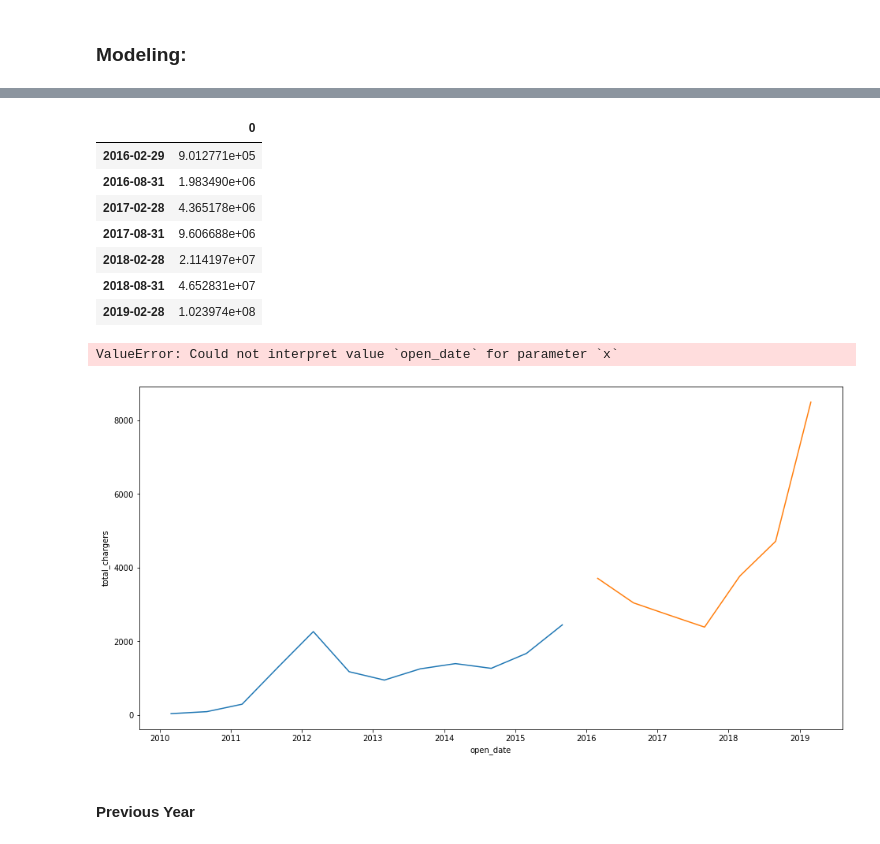
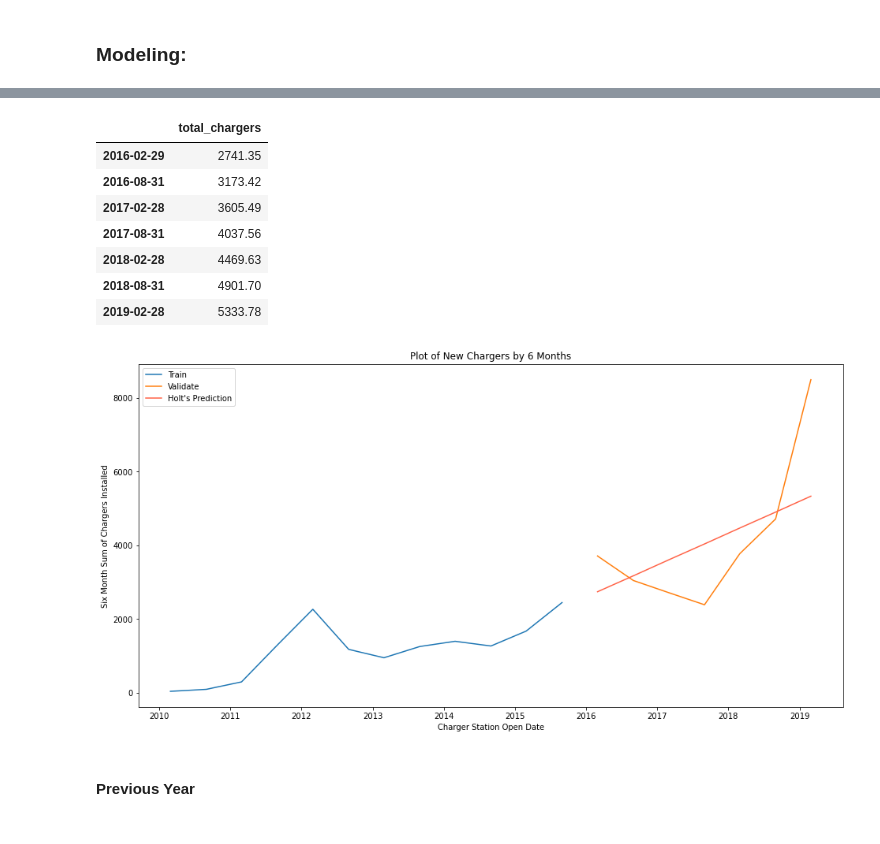
Before and after one commit to jeffakins/EV_Charger_Growth, a Jupyter notebook: individual_project.ipynb, the cells around one changed output, grey strips where cells are left out. Cells and saved outputs as stored; diff of their text form; code cells hidden in the pictures.

Commit message:
Updates to modeling

```diff
--- a/individual_project.ipynb
+++ b/individual_project.ipynb
@@ -242,38 +251,38 @@ train.head()
 # %%
-model = Holt(train['total_chargers'], exponential = True)
-model = model.fit(smoothing_level = .1,
-                  smoothing_slope = .1,
+model = Holt(train['total_chargers'], exponential = False)
+model = model.fit(smoothing_level = .8,
+                  smoothing_slope = .5,
                   optimized = False)
 yhat_items = model.predict(start = validate.index[0],
                            end = validate.index[-1])
 yhat = round(yhat_items, 2)
 # %%
-yhat = pd.DataFrame(yhat)
+yhat = pd.DataFrame(yhat, columns=['total_chargers'])
 # %%
 yhat
 # %% [output]
-|  | 0 |
-| 2016-02-29 | 9.012771e+05 |
-| 2016-08-31 | 1.983490e+06 |
-| 2017-02-28 | 4.365178e+06 |
-| 2017-08-31 | 9.606688e+06 |
-| 2018-02-28 | 2.114197e+07 |
-| 2018-08-31 | 4.652831e+07 |
-| 2019-02-28 | 1.023974e+08 |
+|  | total_chargers |
+| 2016-02-29 | 2741.35 |
+| 2016-08-31 | 3173.42 |
+| 2017-02-28 | 3605.49 |
+| 2017-08-31 | 4037.56 |
+| 2018-02-28 | 4469.63 |
+| 2018-08-31 | 4901.70 |
+| 2019-02-28 | 5333.78 |
 # %%
 # Holt Plot
 plt.figure(figsize=(16,8))
 sns.lineplot(x='open_date', y='total_chargers', data=train)
 sns.lineplot(x='open_date', y='total_chargers', data=validate)
-sns.lineplot(x='open_date', y='total_chargers', data=yhat)
+sns.lineplot(x=yhat.index, y='total_chargers', data=yhat, color='tomato')
 
-plt.title('Plot of the Sum of New Chargers over Time')
+plt.title('Plot of New Chargers by 6 Months')
+plt.legend(labels=['Train', 'Validate', "Holt's Prediction"])
 plt.xlabel('Charger Station Open Date')
-plt.ylabel('Sum of Chargers Installed')
+plt.ylabel('Six Month Sum of Chargers Installed')
 plt.show()
 # %% [output]
-ValueError: Could not interpret value `open_date` for parameter `x`
-[figure, old version]
+[figure, new version]
 # %% [markdown]
 #### Previous Year
 # %%
```
Also changed, not shown: parts of 23 cells of this notebook.
